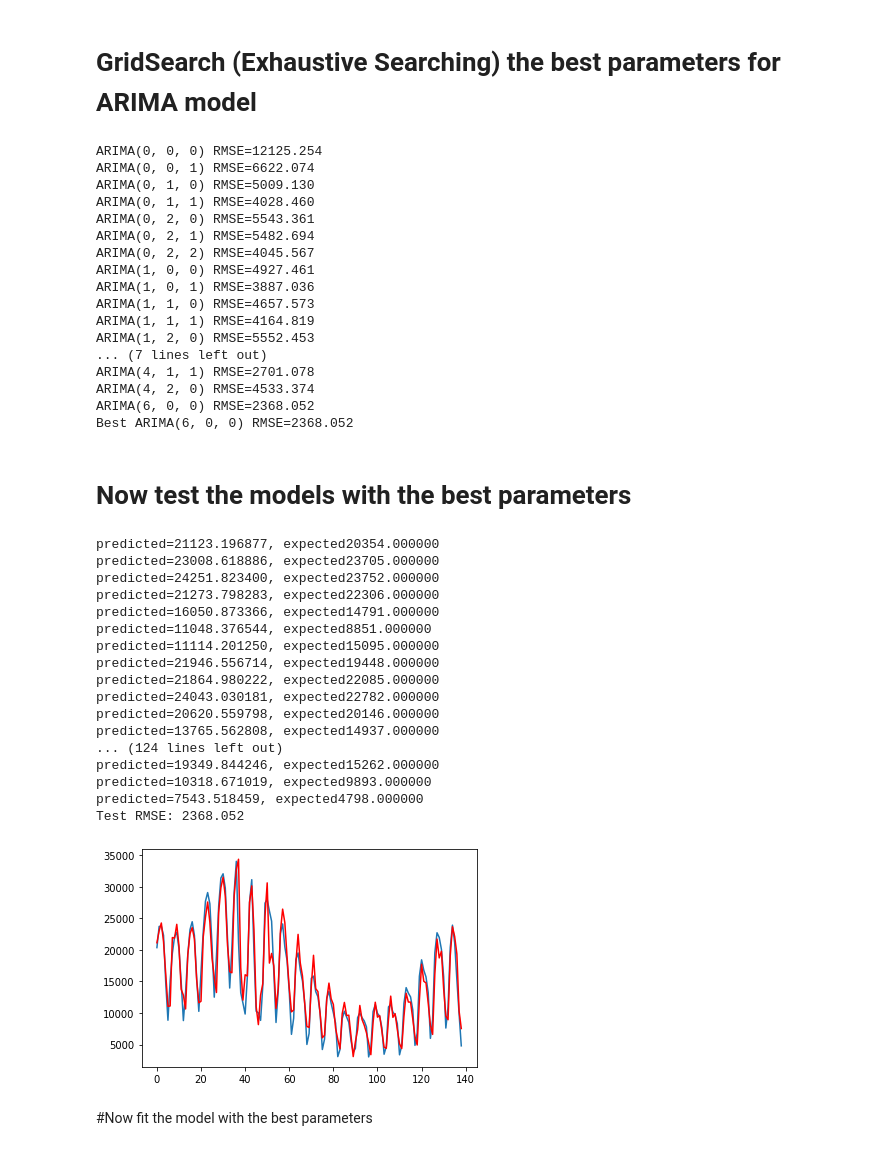
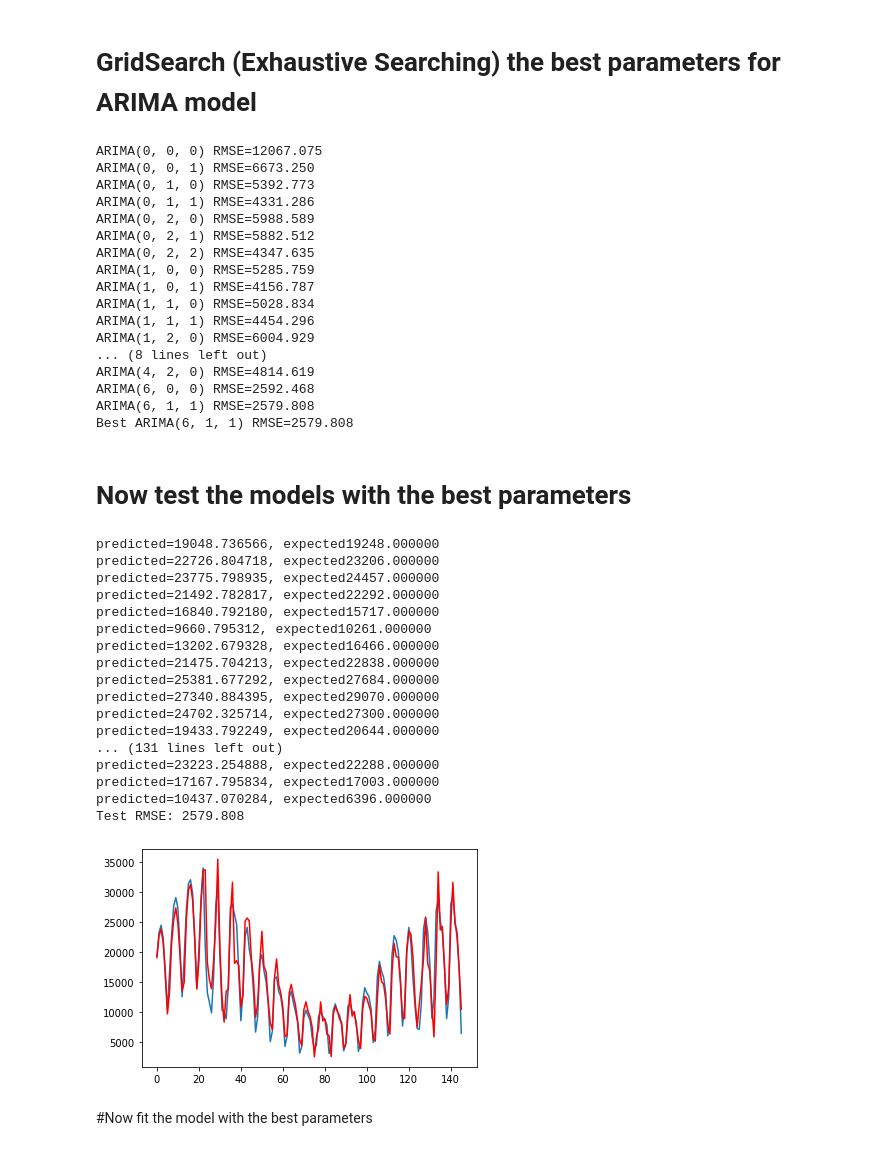
Before and after one commit to rjimpervious/covid_predictor, a Jupyter notebook: covid_predictor.ipynb, the cells around one changed output. Cells and saved outputs as stored; diff of their text form; code cells hidden in the pictures.

```diff
--- a/covid_predictor.ipynb
+++ b/covid_predictor.ipynb
@@ -40,4 +40,4 @@ df["cases"][:6].sum()
 # %%
-# Now start at index 6
-df = df[16:]
+# Now start at index 16
+df = df[17:]
 # %%
@@ -53,6 +53,6 @@ df.tail()
 # %%
 # change to value of index 0 (previously index 6) to sum of the previous values
-df.iloc[0] = 7
+df.iloc[0] = 29
 # %%
 del df["deaths"]
 # %%
@@ -124,70 +124,70 @@ q_values = range(0, 3)
 warnings.filterwarnings("ignore")
 evaluate_models(df.values, p_values, d_values, q_values)
 # %% [output]
-ARIMA(0, 0, 0) RMSE=12125.254
-ARIMA(0, 0, 1) RMSE=6622.074
-ARIMA(0, 1, 0) RMSE=5009.130
-ARIMA(0, 1, 1) RMSE=4028.460
-ARIMA(0, 2, 0) RMSE=5543.361
-ARIMA(0, 2, 1) RMSE=5482.694
-ARIMA(0, 2, 2) RMSE=4045.567
-ARIMA(1, 0, 0) RMSE=4927.461
-ARIMA(1, 0, 1) RMSE=3887.036
-ARIMA(1, 1, 0) RMSE=4657.573
-ARIMA(1, 1, 1) RMSE=4164.819
-ARIMA(1, 2, 0) RMSE=5552.453
-... (7 lines left out)
-ARIMA(4, 1, 1) RMSE=2701.078
-ARIMA(4, 2, 0) RMSE=4533.374
-ARIMA(6, 0, 0) RMSE=2368.052
-Best ARIMA(6, 0, 0) RMSE=2368.052
+ARIMA(0, 0, 0) RMSE=12067.075
+ARIMA(0, 0, 1) RMSE=6673.250
+ARIMA(0, 1, 0) RMSE=5392.773
+ARIMA(0, 1, 1) RMSE=4331.286
+ARIMA(0, 2, 0) RMSE=5988.589
+ARIMA(0, 2, 1) RMSE=5882.512
+ARIMA(0, 2, 2) RMSE=4347.635
+ARIMA(1, 0, 0) RMSE=5285.759
+ARIMA(1, 0, 1) RMSE=4156.787
+ARIMA(1, 1, 0) RMSE=5028.834
+ARIMA(1, 1, 1) RMSE=4454.296
+ARIMA(1, 2, 0) RMSE=6004.929
+... (8 lines left out)
+ARIMA(4, 2, 0) RMSE=4814.619
+ARIMA(6, 0, 0) RMSE=2592.468
+ARIMA(6, 1, 1) RMSE=2579.808
+Best ARIMA(6, 1, 1) RMSE=2579.808
 # %% [markdown]
 # Now test the models with the best parameters
 # %%
 
 
 X = df.values
 size = int(len(X)*0.66)
 train, test = X[0:size], X[size: len(X)]
 history = [x for x in train]
 predictions = []
 #walk forward validation
 for t in range(len(test)):
-    model = ARIMA(history, order=(6, 0, 0))
+    model = ARIMA(history, order=(6, 1, 1))
     model_fit = model.fit()
     output = model_fit.forecast()
     yhat = output[0]
     predictions.append(yhat)
     obs=test[t]
     history.append(obs)
     print('predicted=%f, expected%f' %(yhat, obs))
 
 # evaluate forecasts
 warnings.filterwarnings("ignore")
 rmse = sqrt(mean_squared_error(test, predictions))
 print("Test RMSE: {:.3f}".format(rmse))
 plt.plot(test)
 plt.plot(predictions, color='red')
 plt.show()
 # %% [output]
-predicted=21123.196877, expected20354.000000
-predicted=23008.618886, expected23705.000000
-predicted=24251.823400, expected23752.000000
-predicted=21273.798283, expected22306.000000
-predicted=16050.873366, expected14791.000000
-predicted=11048.376544, expected8851.000000
-predicted=11114.201250, expected15095.000000
-predicted=21946.556714, expected19448.000000
-predicted=21864.980222, expected22085.000000
-predicted=24043.030181, expected22782.000000
-predicted=20620.559798, expected20146.000000
-predicted=13765.562808, expected14937.000000
-... (124 lines left out)
-predicted=19349.844246, expected15262.000000
-predicted=10318.671019, expected9893.000000
-predicted=7543.518459, expected4798.000000
-Test RMSE: 2368.052
+predicted=19048.736566, expected19248.000000
+predicted=22726.804718, expected23206.000000
+predicted=23775.798935, expected24457.000000
+predicted=21492.782817, expected22292.000000
+predicted=16840.792180, expected15717.000000
+predicted=9660.795312, expected10261.000000
+predicted=13202.679328, expected16466.000000
+predicted=21475.704213, expected22838.000000
+predicted=25381.677292, expected27684.000000
+predicted=27340.884395, expected29070.000000
+predicted=24702.325714, expected27300.000000
+predicted=19433.792249, expected20644.000000
+... (131 lines left out)
+predicted=23223.254888, expected22288.000000
+predicted=17167.795834, expected17003.000000
+predicted=10437.070284, expected6396.000000
+Test RMSE: 2579.808
-[figure, old version]
+[figure, new version]
 # %% [markdown]
 #Now fit the model with the best parameters
 # %%
```
Also changed, not shown: parts of 13 cells of this notebook.
